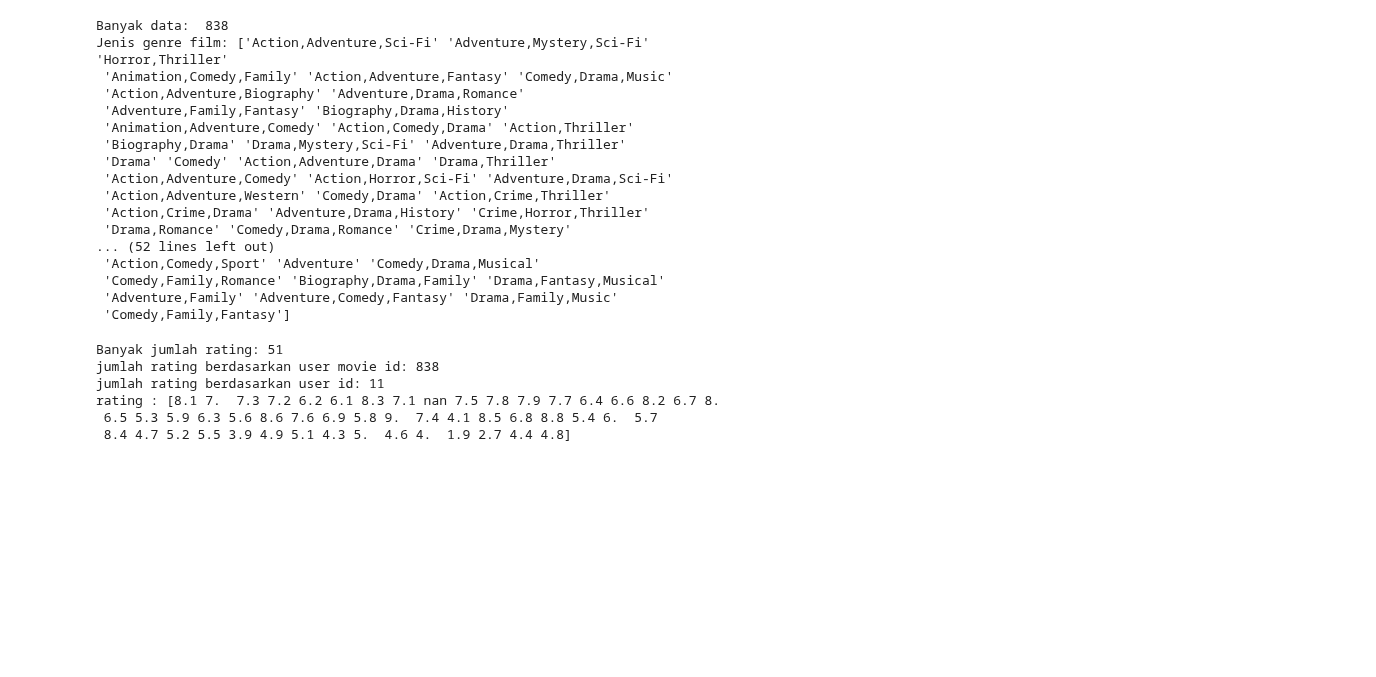
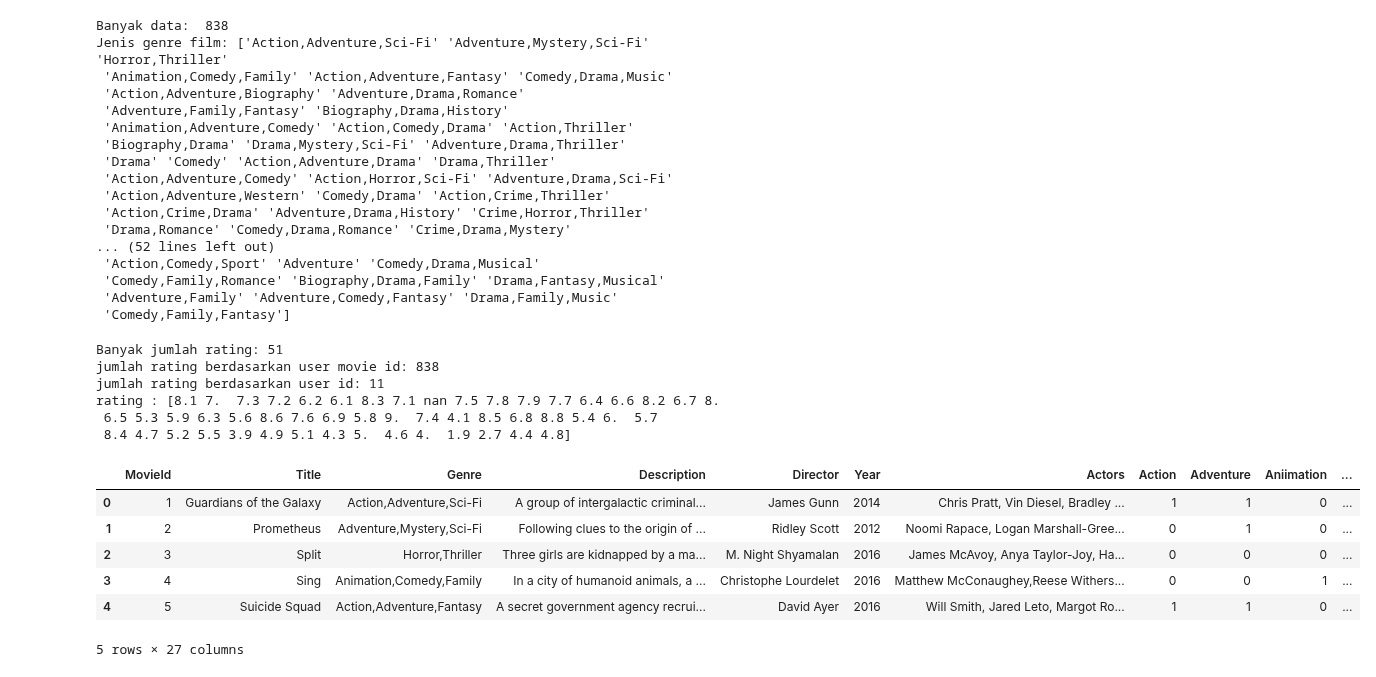
Before and after one commit to Ihbar1/ihbar.github.io, a Jupyter notebook: praktikum_sistem_rekomendasi.ipynb, the cells around one changed output. Saved outputs shown, nothing was run; the diff lists cells and outputs as text; code cells hidden in the pictures; blank space fills up the shorter version.

```diff
--- a/praktikum_sistem_rekomendasi.ipynb
+++ b/praktikum_sistem_rekomendasi.ipynb
@@ -81,3 +81,13 @@ jumlah rating berdasarkan user id: 11
 rating : [8.1 7.  7.3 7.2 6.2 6.1 8.3 7.1 nan 7.5 7.8 7.9 7.7 6.4 6.6 8.2 6.7 8.
  6.5 5.3 5.9 6.3 5.6 8.6 7.6 6.9 5.8 9.  7.4 4.1 8.5 6.8 8.8 5.4 6.  5.7
  8.4 4.7 5.2 5.5 3.9 4.9 5.1 4.3 5.  4.6 4.  1.9 2.7 4.4 4.8]
+# %%
+movies.head()
+# %% [output]
+|  | MovieId | Title | Genre | Description | Director | Year | Actors | Action | Adventure | Aniimation | ... |
+| 0 | 1 | Guardians of the Galaxy | Action,Adventure,Sci-Fi | A group of intergalactic criminal... | James Gunn | 2014 | Chris Pratt, Vin Diesel, Bradley ... | 1 | 1 | 0 | ... |
+| 1 | 2 | Prometheus | Adventure,Mystery,Sci-Fi | Following clues to the origin of ... | Ridley Scott | 2012 | Noomi Rapace, Logan Marshall-Gree... | 0 | 1 | 0 | ... |
+| 2 | 3 | Split | Horror,Thriller | Three girls are kidnapped by a ma... | M. Night Shyamalan | 2016 | James McAvoy, Anya Taylor-Joy, Ha... | 0 | 0 | 0 | ... |
+| 3 | 4 | Sing | Animation,Comedy,Family | In a city of humanoid animals, a ... | Christophe Lourdelet | 2016 | Matthew McConaughey,Reese Withers... | 0 | 0 | 1 | ... |
+| 4 | 5 | Suicide Squad | Action,Adventure,Fantasy | A secret government agency recrui... | David Ayer | 2016 | Will Smith, Jared Leto, Margot Ro... | 1 | 1 | 0 | ... |
+5 rows × 27 columns
```
Also changed, not shown: parts of 6 cells of this notebook.
